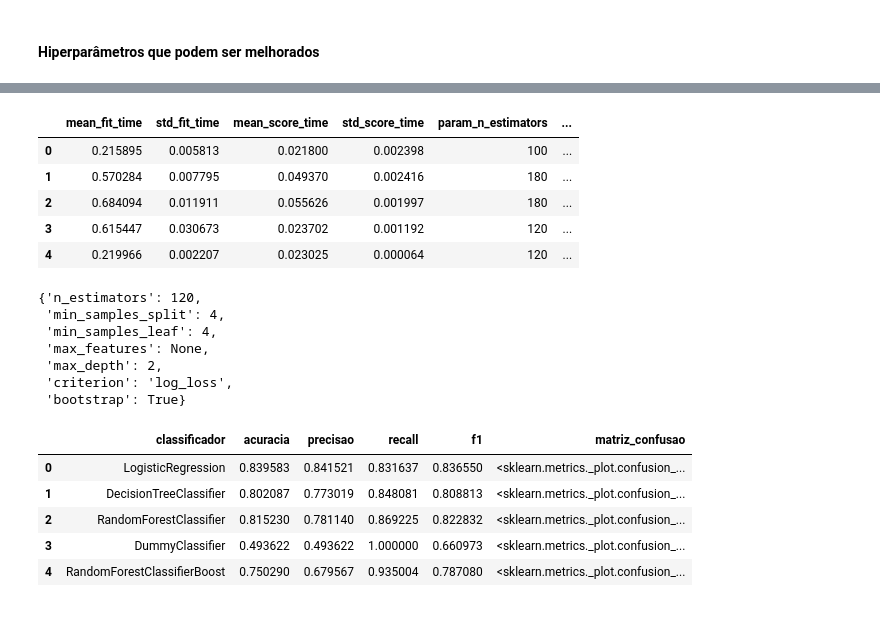
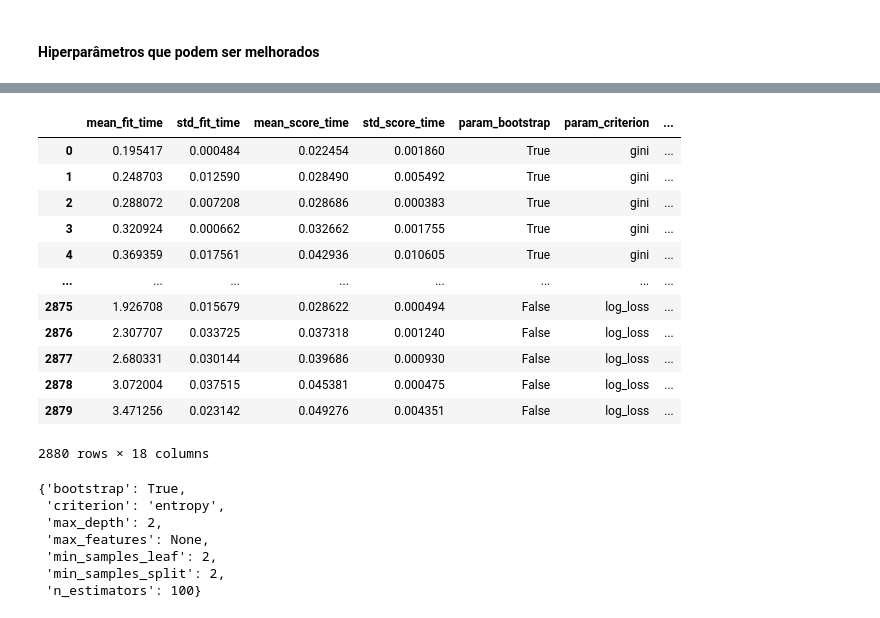
Before and after one commit to exata0mente/Challenge-Data-Science-Allura, a Jupyter notebook: Semana_3/Base de Dados - Machine Learning.ipynb, the cells around one changed output, grey strips where cells are left out. Drawn from its saved outputs; the diff is of its cells as text; code cells hidden in the pictures.

```diff
--- a/Semana_3/Base de Dados - Machine Learning.ipynb
+++ b/Semana_3/Base de Dados - Machine Learning.ipynb
@@ -131,11 +141,11 @@ Fonte: [Alura](https://cursos.alura.com.br/course/modelos-preditivos-dados-detec
 metricas = pd.DataFrame()
 # %%
 from sklearn import metrics
-from sklearn.datasets import make_classification
+#from sklearn.datasets import make_classification
 from sklearn.metrics import confusion_matrix
 from sklearn.metrics import ConfusionMatrixDisplay
 
-classificadores = [lr, dt, rf, dummy]
+classificadores = [lr, dt, rf, svc]
 
 for idx, clf in enumerate(classificadores):
     clf.fit(x_train, y_train)
@@ -145,6 +155,8 @@ for idx, clf in enumerate(classificadores):
     metricas.loc[idx, 'precisao'] = metrics.precision_score(y_test, y_pred)
     metricas.loc[idx, 'recall'] = metrics.recall_score(y_test, y_pred)
     metricas.loc[idx, 'f1'] = metrics.f1_score(y_test, y_pred)
+    y_pred_proba = clf.predict_proba(x_test)[::, 1]
+    metricas.loc[idx, 'auc'] = metrics.roc_auc_score(y_test, y_pred_proba)
     cm = confusion_matrix(y_test, y_pred)
     metricas.loc[idx, 'matriz_confusao'] = ConfusionMatrixDisplay(confusion_matrix=cm)
 # %%
@@ -266,11 +248,19 @@ min_samples_leaf = [1, 2, 4]
 # %%
-param_grid = {
+n_estimators = np.arange(100, 200, step=20)
+criterion = ["gini", "entropy", 'log_loss']
+max_features = ["sqrt", "log2", None]
+max_depth = list(np.arange(2, 10, step=2))
+min_samples_split = np.arange(2, 10, step=2)
+min_samples_leaf = [2, 4]
+bootstrap = [True, False]
+
+parameters = {
     "n_estimators": n_estimators,
     "criterion": criterion,
     "max_features": max_features,
     "max_depth": max_depth,
-    "bootstrap": bootstrap,
-    "min_samples_leaf": min_samples_leaf,
-    "min_samples_split": min_samples_split
+    #"min_samples_split": min_samples_split,
+    #"min_samples_leaf": min_samples_leaf,
+    "bootstrap": bootstrap
 }
 # %%
@@ -280,6 +268,9 @@ rf_boost = RandomForestClassifier(random_state=SEED)
 # %%
-random_cv = RandomizedSearchCV(
-    rf_boost, param_grid, n_iter=5, cv=3, scoring="recall", n_jobs=-1, random_state = SEED
+random_cv = GridSearchCV(
+    rf, parameters, cv=3, scoring="recall", n_jobs=-1
 )
 # %%
-rcv = random_cv.fit(x_train, y_train)
+%%time
+rf_boost = random_cv.fit(x_train, y_train)
+
+## Alguns erros são esperados pois há dependências de parâmetros, exemplo, o solver newton-cg só funciona com o penalty l2 ou None
@@ -286,29 +279,27 @@ rcv = random_cv.fit(x_train, y_train)
 # %%
-pd.DataFrame(rcv.cv_results_)
+pd.DataFrame(rf_boost.cv_results_)
 # %% [output]
-|  | mean_fit_time | std_fit_time | mean_score_time | std_score_time | param_n_estimators | ... |
-| 0 | 0.215895 | 0.005813 | 0.021800 | 0.002398 | 100 | ... |
-| 1 | 0.570284 | 0.007795 | 0.049370 | 0.002416 | 180 | ... |
-| 2 | 0.684094 | 0.011911 | 0.055626 | 0.001997 | 180 | ... |
-| 3 | 0.615447 | 0.030673 | 0.023702 | 0.001192 | 120 | ... |
-| 4 | 0.219966 | 0.002207 | 0.023025 | 0.000064 | 120 | ... |
+|  | mean_fit_time | std_fit_time | mean_score_time | std_score_time | param_bootstrap | param_criterion | ... |
+| 0 | 0.195417 | 0.000484 | 0.022454 | 0.001860 | True | gini | ... |
+| 1 | 0.248703 | 0.012590 | 0.028490 | 0.005492 | True | gini | ... |
+| 2 | 0.288072 | 0.007208 | 0.028686 | 0.000383 | True | gini | ... |
+| 3 | 0.320924 | 0.000662 | 0.032662 | 0.001755 | True | gini | ... |
+| 4 | 0.369359 | 0.017561 | 0.042936 | 0.010605 | True | gini | ... |
+| ... | ... | ... | ... | ... | ... | ... | ... |
+| 2875 | 1.926708 | 0.015679 | 0.028622 | 0.000494 | False | log_loss | ... |
+| 2876 | 2.307707 | 0.033725 | 0.037318 | 0.001240 | False | log_loss | ... |
+| 2877 | 2.680331 | 0.030144 | 0.039686 | 0.000930 | False | log_loss | ... |
+| 2878 | 3.072004 | 0.037515 | 0.045381 | 0.000475 | False | log_loss | ... |
+| 2879 | 3.471256 | 0.023142 | 0.049276 | 0.004351 | False | log_loss | ... |
+2880 rows × 18 columns
 # %%
-rcv.best_params_
+rf_boost.best_params_
 # %% [output]
-{'n_estimators': 120,
- 'min_samples_split': 4,
- 'min_samples_leaf': 4,
+{'bootstrap': True,
+ 'criterion': 'entropy',
+ 'max_depth': 2,
  'max_features': None,
- 'max_depth': 2,
- 'criterion': 'log_loss',
- 'bootstrap': True}
+ 'min_samples_leaf': 2,
+ 'min_samples_split': 2,
+ 'n_estimators': 100}
-# %%
-metricas
-# %% [output]
-|  | classificador | acuracia | precisao | recall | f1 | matriz_confusao |
-| 0 | LogisticRegression | 0.839583 | 0.841521 | 0.831637 | 0.836550 | <sklearn.metrics._plot.confusion_... |
-| 1 | DecisionTreeClassifier | 0.802087 | 0.773019 | 0.848081 | 0.808813 | <sklearn.metrics._plot.confusion_... |
-| 2 | RandomForestClassifier | 0.815230 | 0.781140 | 0.869225 | 0.822832 | <sklearn.metrics._plot.confusion_... |
-| 3 | DummyClassifier | 0.493622 | 0.493622 | 1.000000 | 0.660973 | <sklearn.metrics._plot.confusion_... |
-| 4 | RandomForestClassifierBoost | 0.750290 | 0.679567 | 0.935004 | 0.787080 | <sklearn.metrics._plot.confusion_... |
 # %%
```
Also changed, not shown: parts of 57 cells of this notebook, 3 other files.
